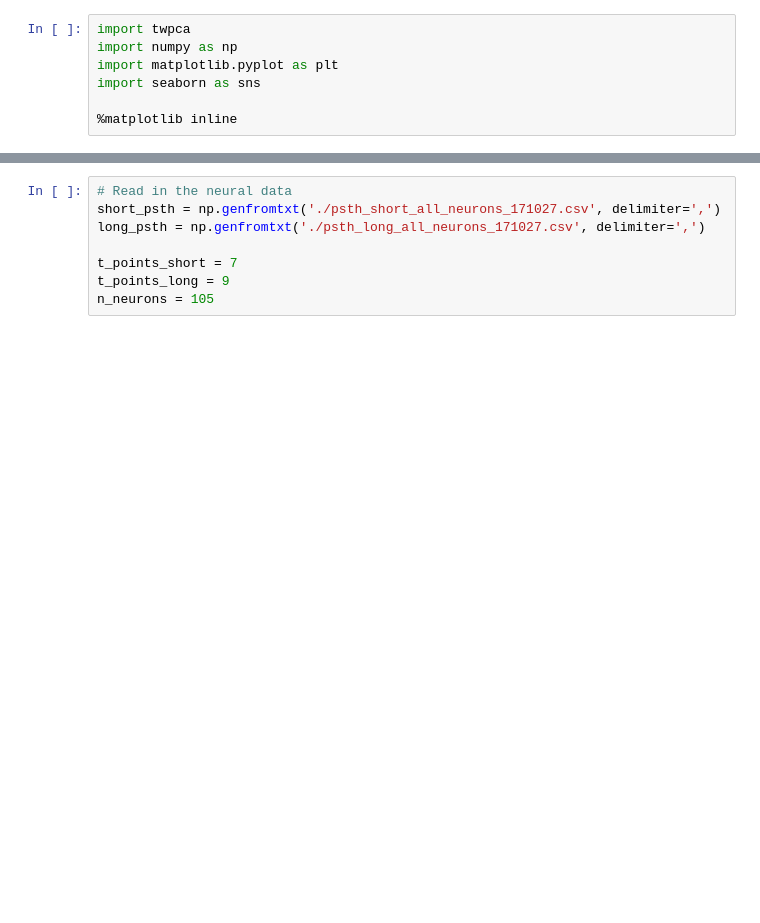
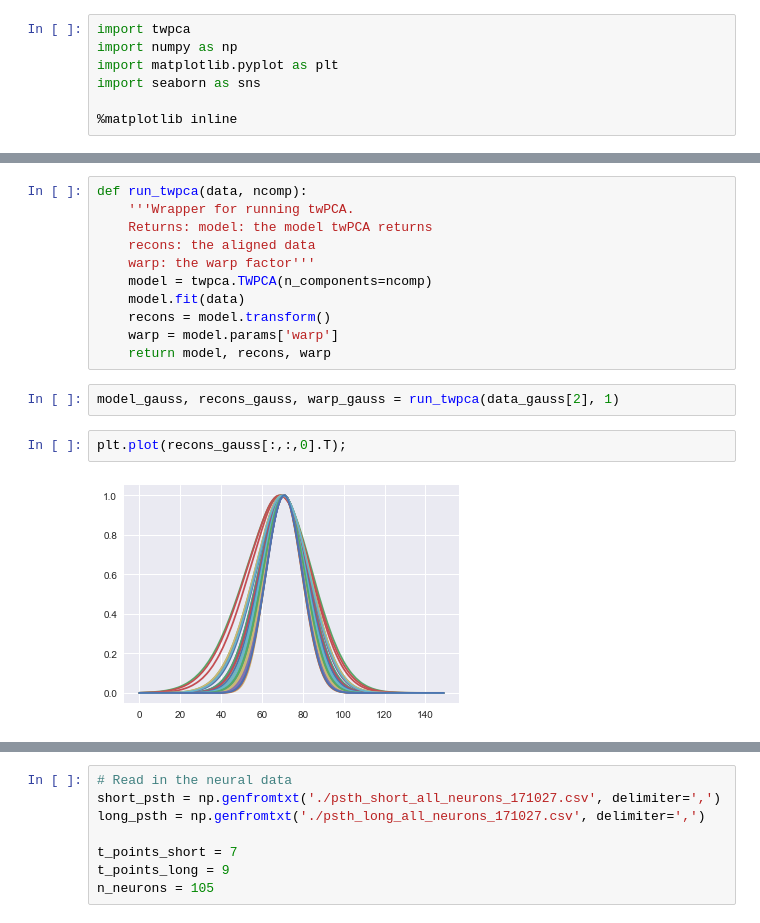
Before and after one commit to lmn93beo/twPCA-Neural-Analysis, a Jupyter notebook: twpca_neural_analysis.ipynb, the cells around one changed output, grey strips where cells are left out. Saved outputs shown, nothing was run; the diff lists cells and outputs as text; blank space fills up the shorter version.

```diff
--- a/twpca_neural_analysis.ipynb
+++ b/twpca_neural_analysis.ipynb
@@ -10,0 +57,17 @@ import seaborn as sns
+# %%
+def run_twpca(data, ncomp):
+    '''Wrapper for running twPCA.
+    Returns: model: the model twPCA returns
+    recons: the aligned data
+    warp: the warp factor'''
+    model = twpca.TWPCA(n_components=ncomp)
+    model.fit(data)
+    recons = model.transform()
+    warp = model.params['warp']
+    return model, recons, warp
+# %%
+model_gauss, recons_gauss, warp_gauss = run_twpca(data_gauss[2], 1)
+# %%
+plt.plot(recons_gauss[:,:,0].T);
+# %% [output]
+[figure, added]
```
Also changed, not shown: parts of 34 cells of this notebook.
